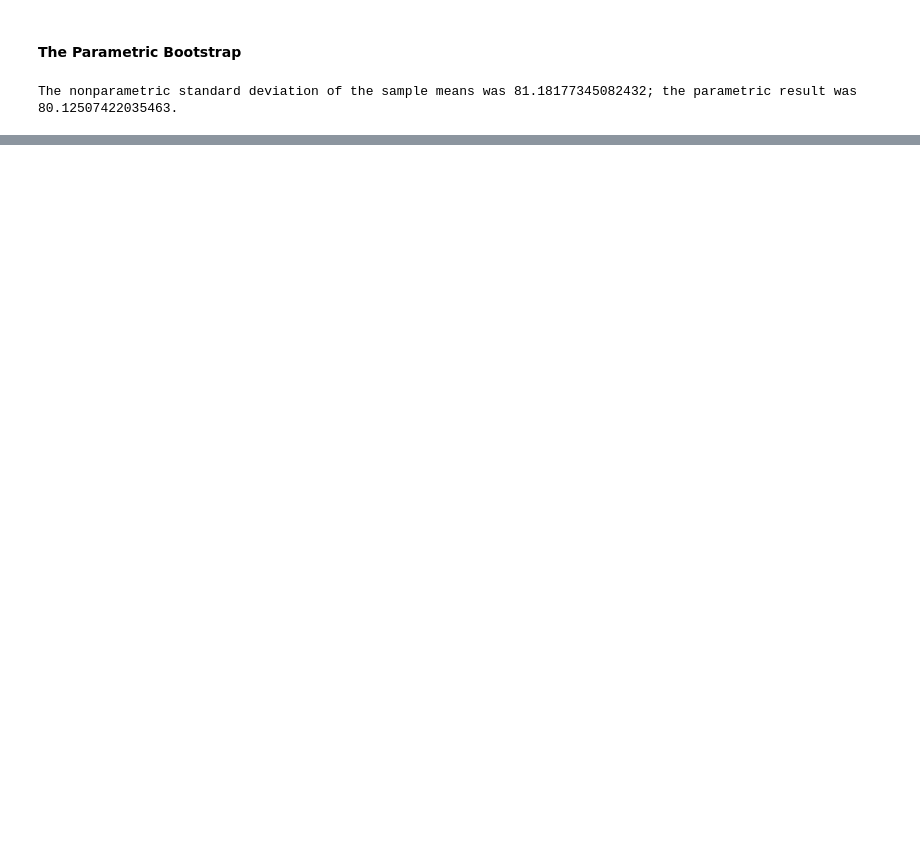
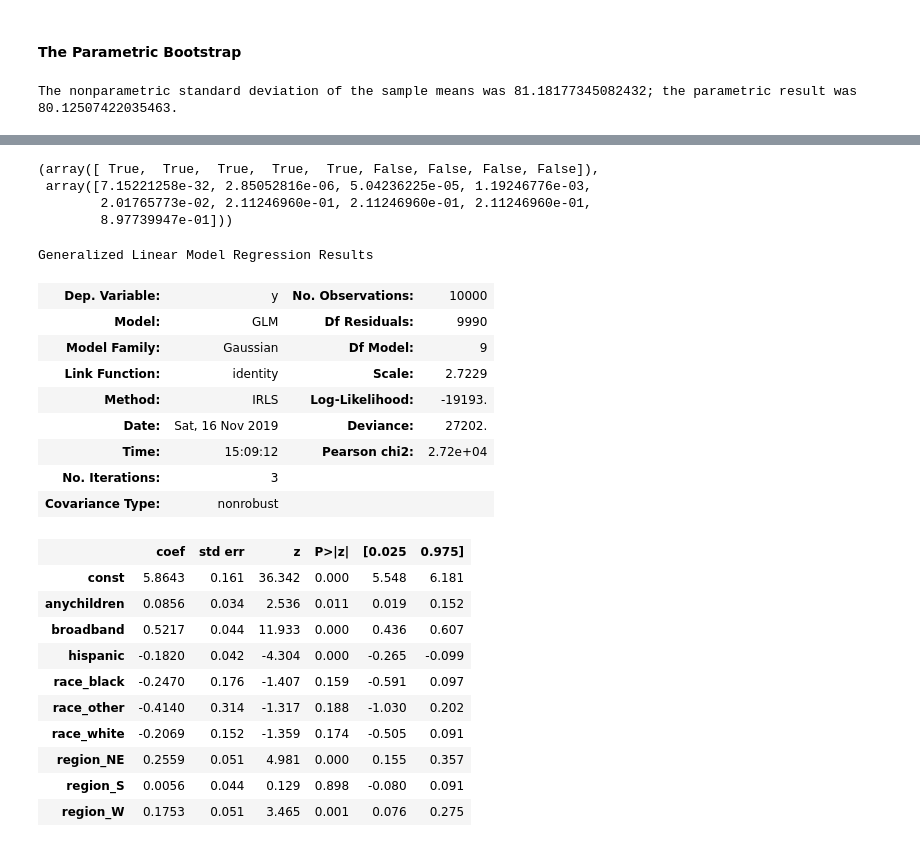
Before and after one commit to timraiswell/businessdatascience, a Jupyter notebook: Chapter 1 - Uncertainty (Bootstrapping).ipynb, the cells around one changed output, grey strips where cells are left out. Saved outputs shown, nothing was run; the diff lists cells and outputs as text; code cells hidden in the pictures; blank space fills up the shorter version.

```diff
--- a/Bootstrap Techniques.ipynb
+++ b/Chapter 1 - Uncertainty (Bootstrapping).ipynb
@@ -161,0 +210,18 @@ The nonparametric standard deviation of the sample means was 81.18177345082432;
+# %%
+# Create dummy variables for the qualitative data
+df = pd.get_dummies(df, columns=["race", "region"])
+# %%
+# Drop the target, and the other variables not in the final model
+# Not sure what happens to race_asian and region_MW other than R must
+# remove them for low n-count or related
+df.drop(["spend", "race_asian", "region_MW"], axis=1, inplace=True)
+# %%
+# Grab the p values for all precitors except the intercept
+
+pval = (
+    sm.GLM(y, sm.add_constant(df.iloc[:, 1:12]))
+    .fit()
+    .pvalues[1:]
+# Convert to a dataframe
+    .to_frame(name="p_values")
+)
@@ -161,0 +243,36 @@ The nonparametric standard deviation of the sample means was 81.18177345082432;
+# %%
+# Import the
+from statsmodels.stats.multitest import fdrcorrection
+# We apply the FDR correction algorithm and see that it selects the same p-values as the example
+# in the book
+fdrcorrection(pval.sort_values(by=["p_values"]).p_values.values)
+# %% [output]
+(array([ True,  True,  True,  True,  True, False, False, False, False]),
+ array([7.15221258e-32, 2.85052816e-06, 5.04236225e-05, 1.19246776e-03,
+        2.01765773e-02, 2.11246960e-01, 2.11246960e-01, 2.11246960e-01,
+        8.97739947e-01]))
+# %%
+# Model summary to check results are the same
+sm.GLM(y, sm.add_constant(df.iloc[:, 1:12])).fit().summary()
+# %% [output]
+Generalized Linear Model Regression Results
+| Dep. Variable: | y | No. Observations: | 10000 |
+| Model: | GLM | Df Residuals: | 9990 |
+| Model Family: | Gaussian | Df Model: | 9 |
+| Link Function: | identity | Scale: | 2.7229 |
+| Method: | IRLS | Log-Likelihood: | -19193. |
+| Date: | Sat, 16 Nov 2019 | Deviance: | 27202. |
+| Time: | 15:09:12 | Pearson chi2: | 2.72e+04 |
+| No. Iterations: | 3 |  |  |
+| Covariance Type: | nonrobust |  |  |
+|  | coef | std err | z | P>|z| | [0.025 | 0.975] |
+| const | 5.8643 | 0.161 | 36.342 | 0.000 | 5.548 | 6.181 |
+| anychildren | 0.0856 | 0.034 | 2.536 | 0.011 | 0.019 | 0.152 |
+| broadband | 0.5217 | 0.044 | 11.933 | 0.000 | 0.436 | 0.607 |
+| hispanic | -0.1820 | 0.042 | -4.304 | 0.000 | -0.265 | -0.099 |
+| race_black | -0.2470 | 0.176 | -1.407 | 0.159 | -0.591 | 0.097 |
+| race_other | -0.4140 | 0.314 | -1.317 | 0.188 | -1.030 | 0.202 |
+| race_white | -0.2069 | 0.152 | -1.359 | 0.174 | -0.505 | 0.091 |
+| region_NE | 0.2559 | 0.051 | 4.981 | 0.000 | 0.155 | 0.357 |
+| region_S | 0.0056 | 0.044 | 0.129 | 0.898 | -0.080 | 0.091 |
+| region_W | 0.1753 | 0.051 | 3.465 | 0.001 | 0.076 | 0.275 |
```
Also changed, not shown: parts of 13 cells of this notebook, 3 other files.
